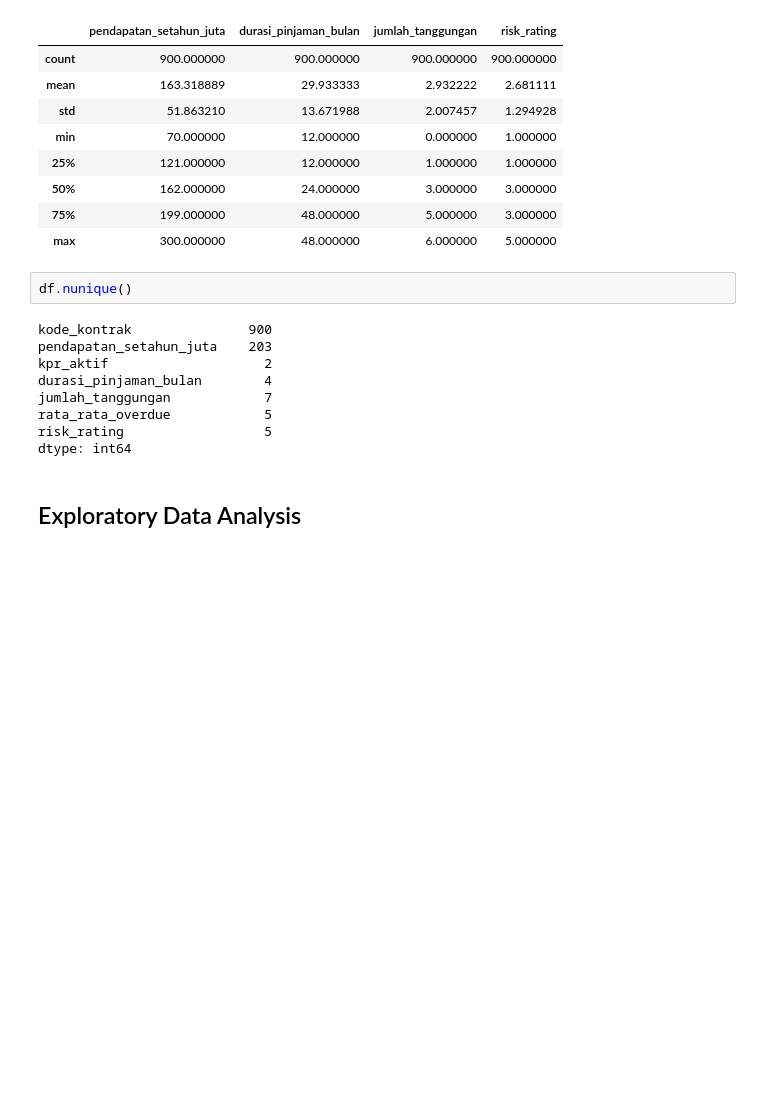
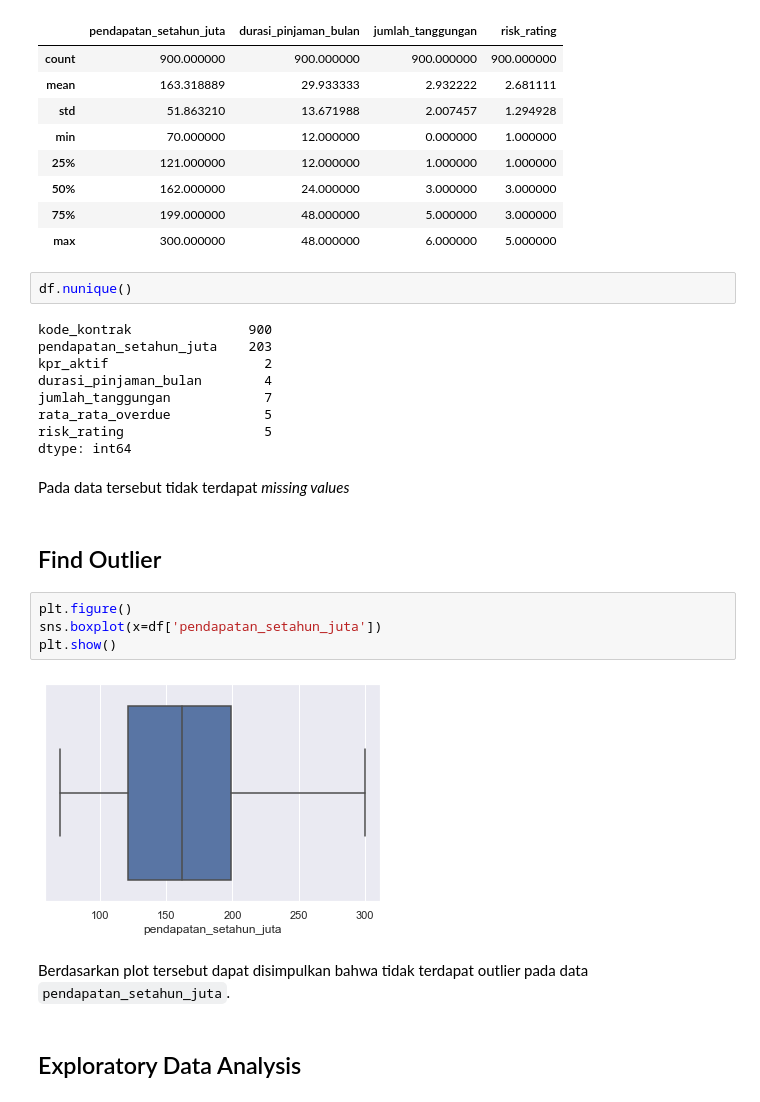
Before and after one commit to rfajri27/credit_risk_analysis, a Jupyter notebook: credit_risk_analysis.ipynb, the cells around one changed output. Cells and saved outputs as stored; diff of their text form; blank space fills up the shorter version.

```diff
--- a/credit_risk_analysis.ipynb
+++ b/credit_risk_analysis.ipynb
@@ -50,5 +53,17 @@ jumlah_tanggungan            7
 rata_rata_overdue            5
 risk_rating                  5
 dtype: int64
+# %% [markdown]
+Pada data tersebut tidak terdapat *missing values*
+# %% [markdown]
+## Find Outlier
+# %%
+plt.figure()
+sns.boxplot(x=df['pendapatan_setahun_juta'])
+plt.show()
+# %% [output]
+[figure, added]
+# %% [markdown]
+Berdasarkan plot tersebut dapat disimpulkan bahwa tidak terdapat outlier pada data `pendapatan_setahun_juta`.
 # %% [markdown]
 ## Exploratory Data Analysis
```
Also changed, not shown: parts of 29 cells of this notebook, 9 other files.
